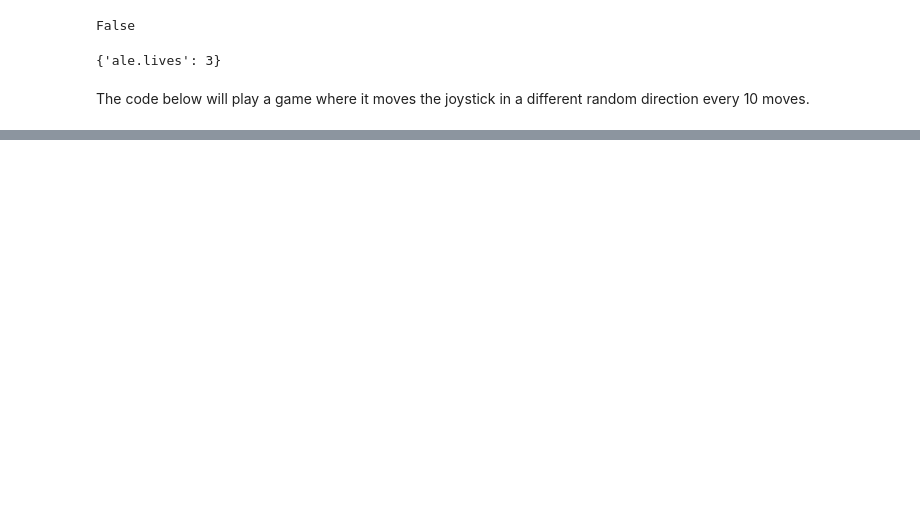
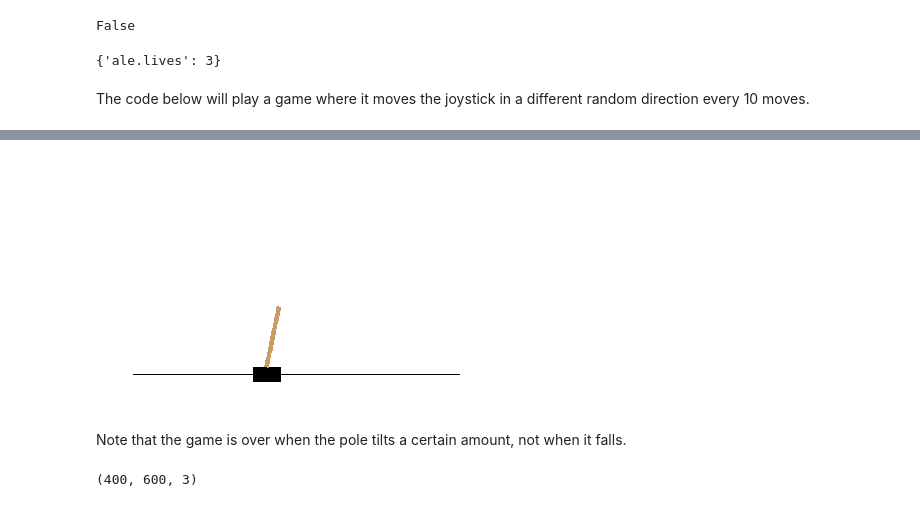
Before and after one commit to DCtheTall/hands-on-machine-learning, a Jupyter notebook: chapter16/ReinforcementLearning.ipynb, the cells around one changed output, grey strips where cells are left out. Cells and saved outputs as stored; diff of their text form; code cells hidden in the pictures; blank space fills up the shorter version.

```diff
--- a/chapter16/ReinforcementLearning.ipynb
+++ b/chapter16/ReinforcementLearning.ipynb
@@ -173,0 +250,22 @@ plot_animation(frames)
+# %%
+# Let's move the cart left until it falls.
+
+obs = env.reset()
+while True:
+  obs, reward, done, info = env.step(0)
+  if done:
+    break
+# %%
+plt.close()
+img = render_cart_pole(env, obs)
+plt.imshow(img)
+plt.axis('off')
+plt.show()
+# %% [output]
+[figure, added]
+# %% [markdown]
+Note that the game is over when the pole tilts a certain amount, not when it falls.
+# %%
+img.shape
+# %% [output]
+(400, 600, 3)
```
Also changed, not shown: parts of 32 cells of this notebook.
